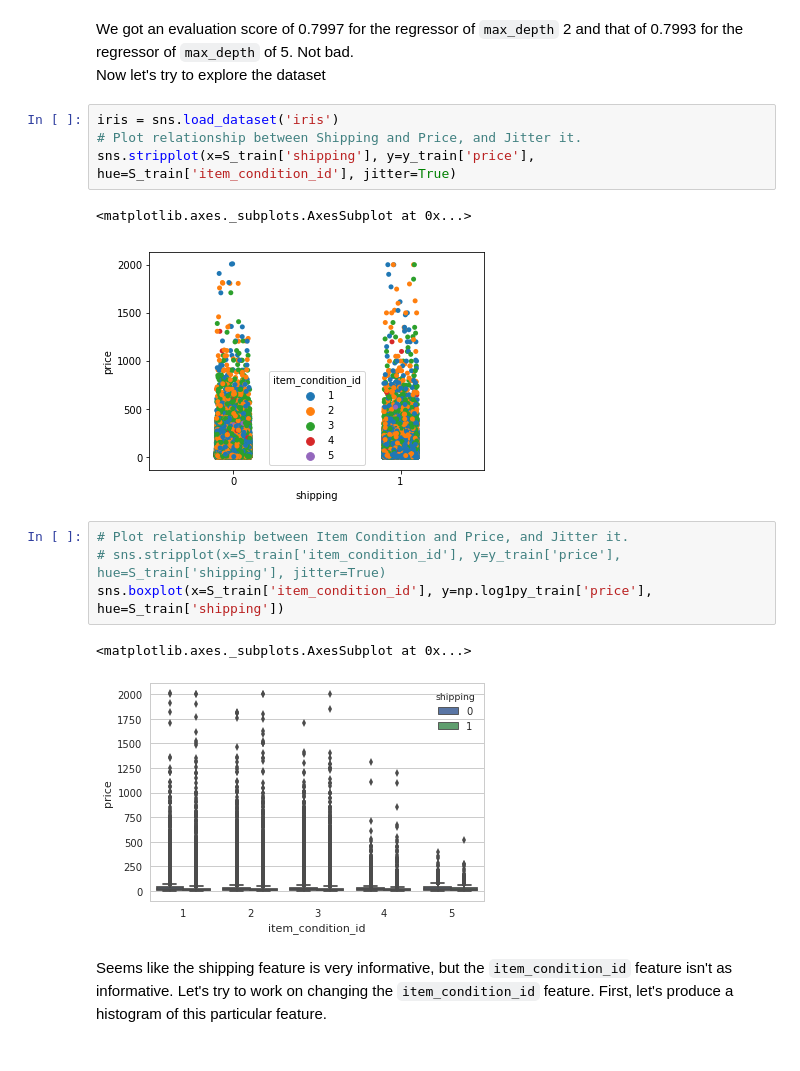
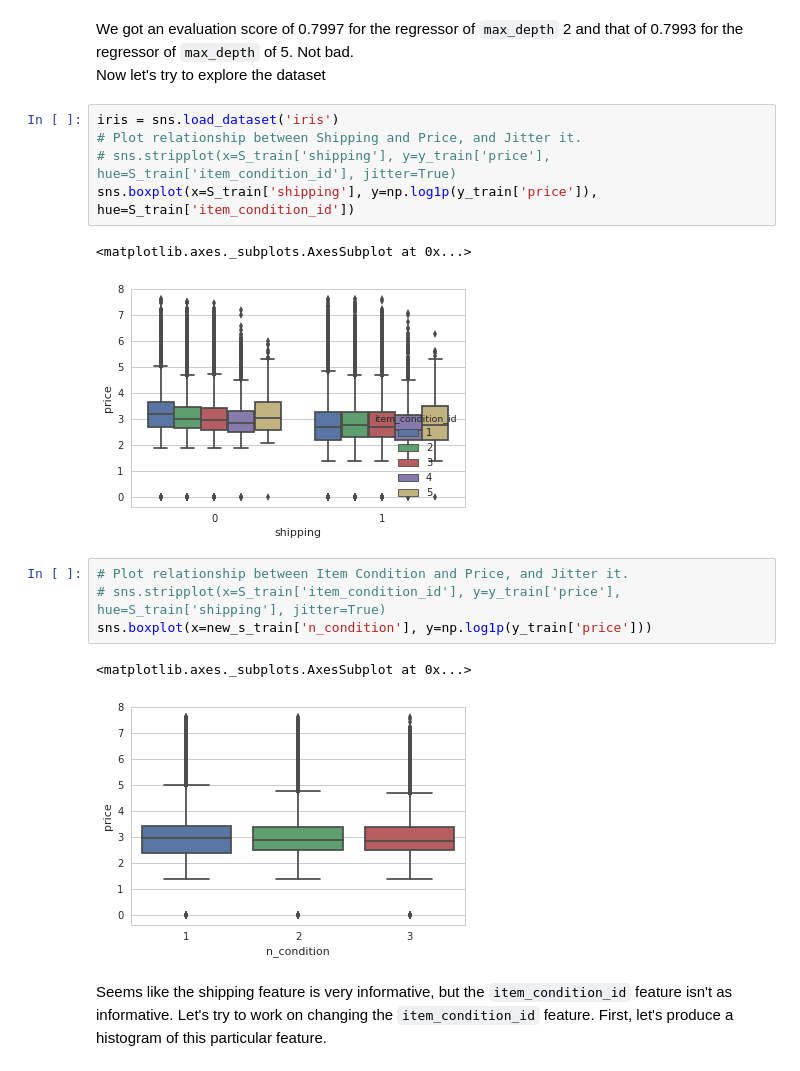
Before and after one commit to tralpha/mercari, a Jupyter notebook: kernel.ipynb, the cells around one changed output. Drawn from its saved outputs; the diff is of its cells as text.

Commit message:
Plot the box plots for the shipping and that for the new item condition feature

```diff
--- a/kernel.ipynb
+++ b/kernel.ipynb
@@ -73,17 +73,18 @@ We got an evaluation score of 0.7997 for the regressor of `max_depth` 2 and that
 # %%
 iris = sns.load_dataset('iris')
 # Plot relationship between Shipping and Price, and Jitter it.
-sns.stripplot(x=S_train['shipping'], y=y_train['price'], hue=S_train['item_condition_id'], jitter=True)
+# sns.stripplot(x=S_train['shipping'], y=y_train['price'], hue=S_train['item_condition_id'], jitter=True)
+sns.boxplot(x=S_train['shipping'], y=np.log1p(y_train['price']), hue=S_train['item_condition_id'])
 # %% [output]
 <matplotlib.axes._subplots.AxesSubplot at 0x...>
-[figure, old version]
+[figure, new version]
 # %%
 # Plot relationship between Item Condition and Price, and Jitter it.
 # sns.stripplot(x=S_train['item_condition_id'], y=y_train['price'], hue=S_train['shipping'], jitter=True)
-sns.boxplot(x=S_train['item_condition_id'], y=np.log1py_train['price'], hue=S_train['shipping'])
+sns.boxplot(x=new_s_train['n_condition'], y=np.log1p(y_train['price']))
 # %% [output]
 <matplotlib.axes._subplots.AxesSubplot at 0x...>
-[figure, old version]
+[figure, new version]
 # %% [markdown]
 Seems like the shipping feature is very informative, but the `item_condition_id` feature isn't as informative. Let's try to work on changing the `item_condition_id` feature. First, let's produce a histogram of this particular feature.
 # %%
```
